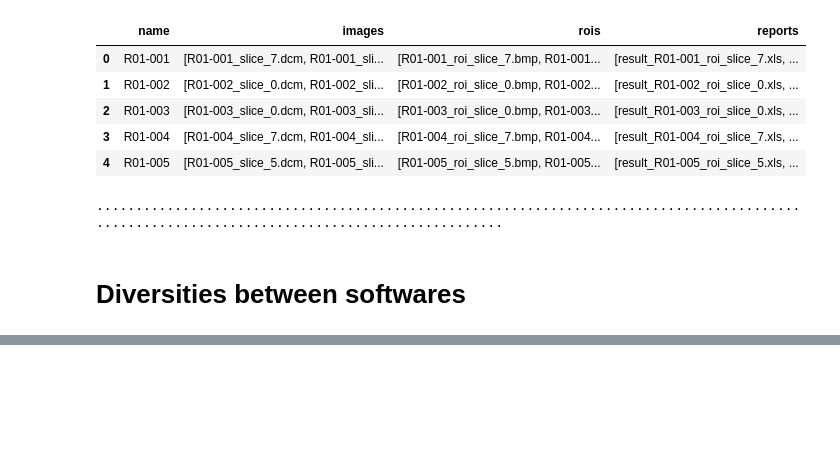
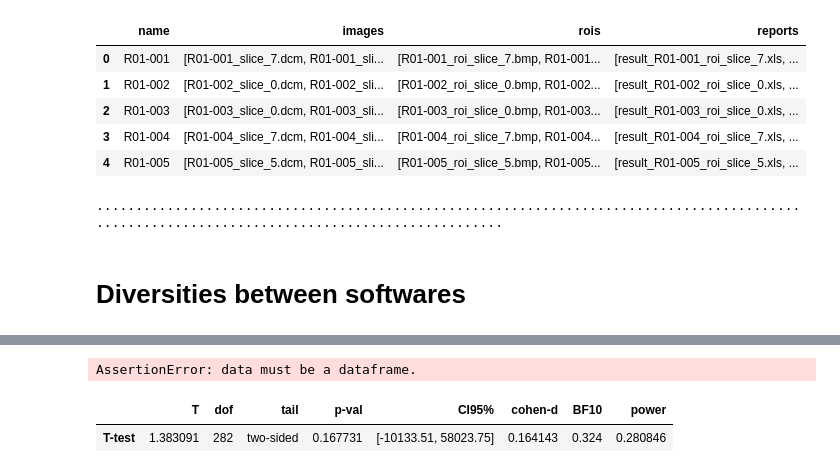
Before and after one commit to manos-mark/radiomics-features-extraction, a Jupyter notebook: feature visualization.ipynb, the cells around one changed output, grey strips where cells are left out. Drawn from its saved outputs; the diff is of its cells as text; code cells hidden in the pictures; blank space fills up the shorter version.

```diff
--- a/feature visualization.ipynb
+++ b/feature visualization.ipynb
@@ -281,0 +301,4 @@ plt.show()
+# %%
+pg.intraclass_corr(pyradiomics_dataset.iloc[:,0], lifex_dataset.iloc[:,0])
+# %% [output]
+AssertionError: data must be a dataframe.
@@ -281,0 +308,8 @@ plt.show()
+# %%
+# for i, (ax, feature) in enumerate(zip(axs.flat, selected_features)):
+#     pg.ttest(pyradiomics_dataset.iloc[:,i], mazda_dataset.iloc[:,i])
+
+pg.ttest(pyradiomics_dataset.iloc[:,0], lifex_dataset.iloc[:,0])
+# %% [output]
+|  | T | dof | tail | p-val | CI95% | cohen-d | BF10 | power |
+| T-test | 1.383091 | 282 | two-sided | 0.167731 | [-10133.51, 58023.75] | 0.164143 | 0.324 | 0.280846 |
```
Also changed, not shown: parts of 5 cells of this notebook, 5 other files.
